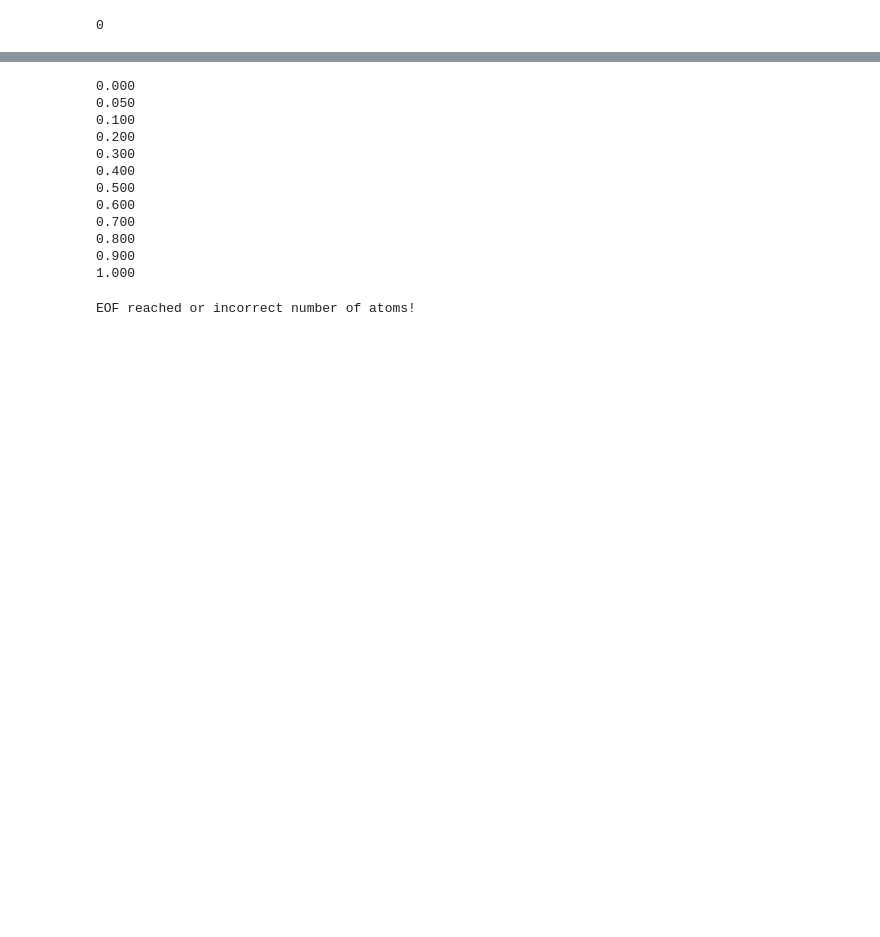
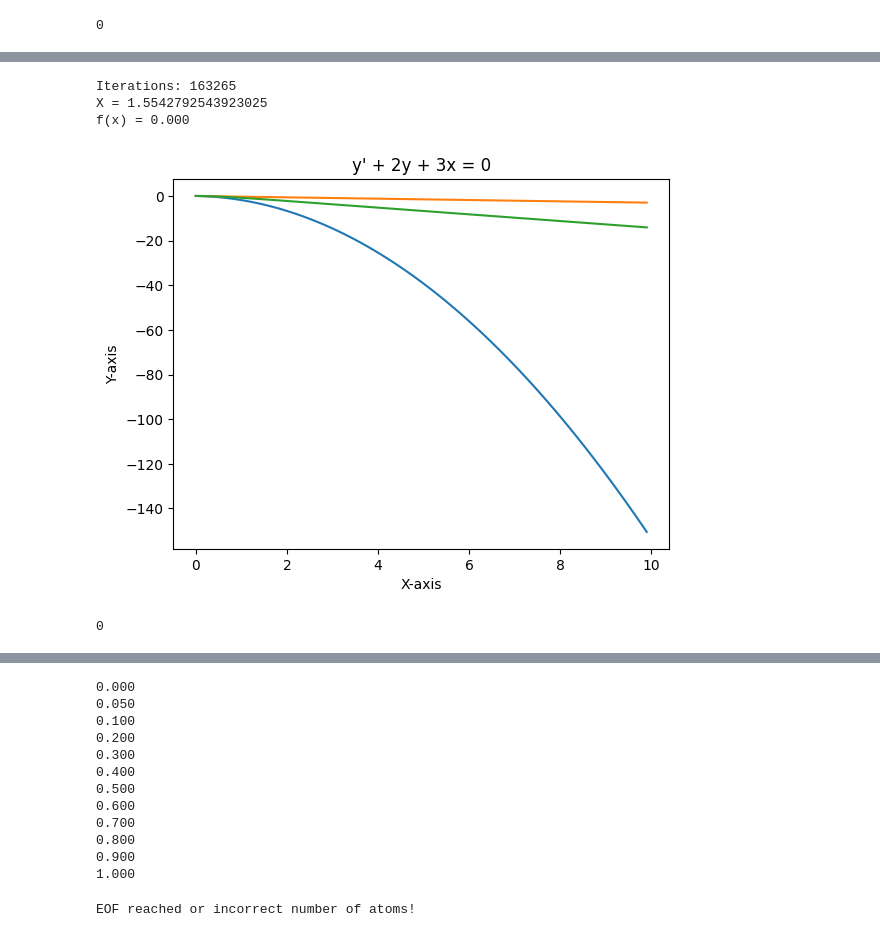
Before and after one commit to Artem021/HREMD, a Jupyter notebook: v0/cp2k.ipynb, the cells around one changed output, grey strips where cells are left out. Cells and saved outputs as stored; diff of their text form; code cells hidden in the pictures; blank space fills up the shorter version.

```diff
--- a/cp2k.ipynb
+++ b/v0/cp2k.ipynb
@@ -31,0 +38,69 @@ print(0)
+# %%
+import matplotlib.pyplot as plt
+import time
+# 4x^2 - 3x - 5 = 0
+Nmax=10000
+niter = 0
+eps = 10**-3
+x = 1.6
+l0 = 1/(8*x-3)
+for i in range(Nmax):
+    x = x - l0*(4*x*x-3*x-5)
+    f = 4*x*x - 3*x - 5
+    if abs(f) < eps:
+        break
+    time.sleep(0.01)
+    print(x,end='\r')
+    niter+=1
+
+print(f'Iterations: {niter}')
+print(f'X = {x}')
+print(f'f(x) = {f:.3f}')
+
+# x1 = -0.8042476415070755
+# x2 = 1.5542476415070756
+# %% [output]
+Iterations: 163265
+X = 1.5542792543923025
+f(x) = 0.000
+# %%
+import matplotlib.pyplot as plt
+from math import e
+import numpy as np
+# y' + 2y + 3x = 0
+# y(0) = 0
+
+h = 0.1
+
+x = [h*i for i in range(0,100)]
+y=[]
+yref = []
+yi = 0
+
+for xi in x:
+    yi = -3*xi*h -2*h*h + yi
+    yref.append(0.75*(-1/e**(2*xi)-2*xi+1))
+    y.append(yi)
+
+x = np.array(x)
+y = np.array(y)
+yref = np.array(yref)
+
+yref_ = np.gradient(yref)
+y_ = np.gradient(y)
+
+
+assert len(x) == len(y)== len(yref)
+plt.plot(x, y)
+plt.plot(x, y_)
+plt.plot(x, yref)
+plt.title("y' + 2y + 3x = 0") # Title of the plot
+plt.xlabel('X-axis') # X-Label
+plt.ylabel('Y-axis') # Y-Label
+# show() is used for displaying the plot
+plt.show()
+
+print(0)
+# %% [output]
+[figure, added]
+0
```
Also changed, not shown: parts of 2 cells of this notebook, 27 other files.
